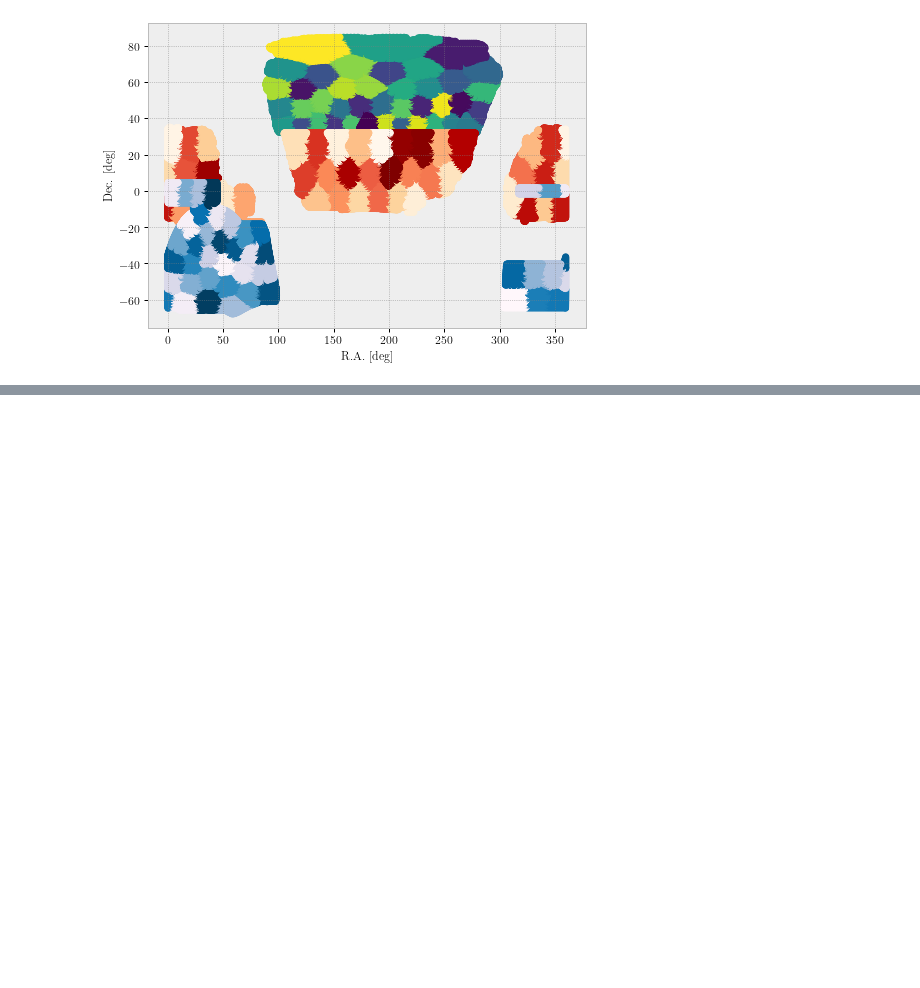
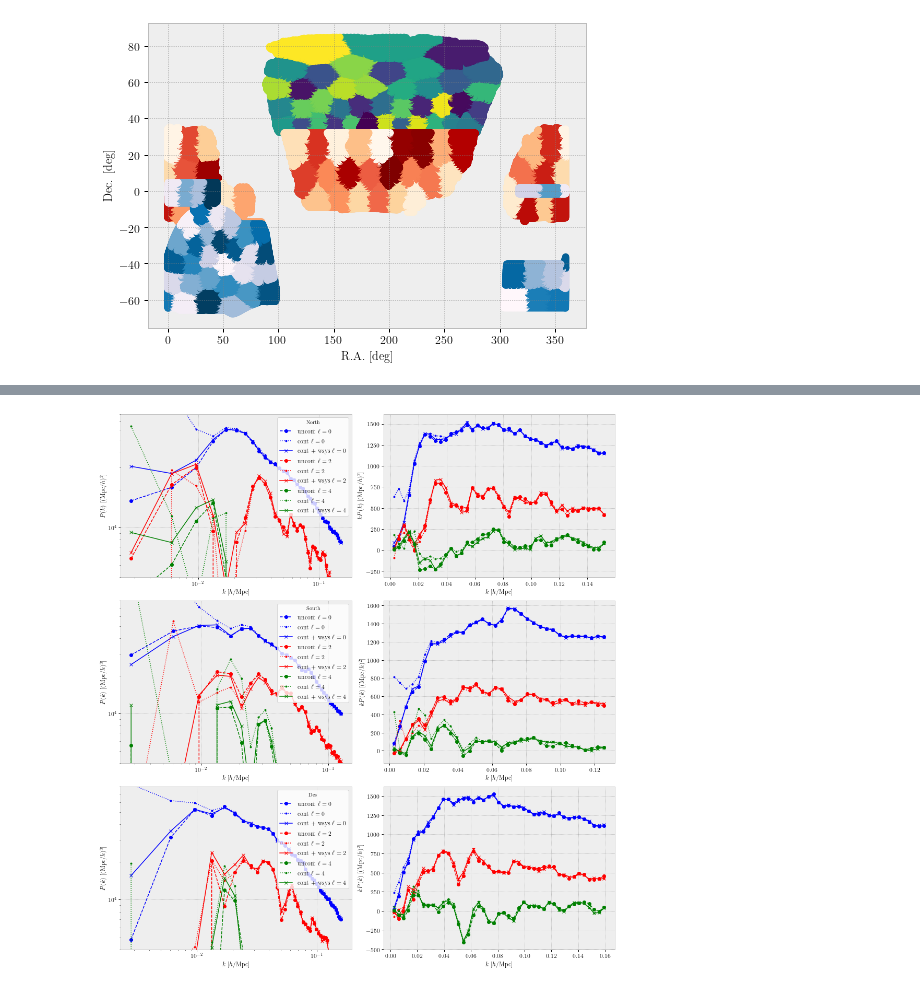
Before and after one commit to echaussidon/regressis, a Jupyter notebook: nb/contaminated_mocks.ipynb, the cells around one changed output, grey strips where cells are left out. Cells and saved outputs as stored; diff of their text form; code cells hidden in the pictures; blank space fills up the shorter version.

```diff
--- a/nb/contaminated_mocks.ipynb
+++ b/nb/contaminated_mocks.ipynb
@@ -325,13 +340,17 @@ ra_pix, dec_pix = get_ra_dec(nside_corr)
 randoms_path = '/global/cfs/cdirs/desi/cosmosim/FirstGenMocks/AbacusSummit/CutSky/LRG/z0.800/cutsky_LRG_random_S1000_1X.fits'
 logger.info(f'Load randoms: {randoms_path}')
 randoms = fitsio.FITS(randoms_path)[1].read()
+# keep only randoms with correct n(z) distribution (need for power spectrum measurement)
+randoms = randoms[randoms['STATUS'] & 2**0 != 0]
 logger.info('Build random healpix map...')
-randoms_pix = build_healpix_map(nside_corr, randoms['RA'], randoms['DEC'])
+randoms_pix, randoms_pix_number = build_healpix_map(nside_corr, randoms['RA'], randoms['DEC'], return_pix=True)
 
 logger.info('Build uncontaminated mock healpix map...')
-mock_pix = build_healpix_map(nside_corr, mock['RA'], mock['DEC'], sel=sel_nz&is_in_wsys_footprint)
+mock_uncont = mock[sel_nz&is_in_wsys_footprint]
+mock_uncont_pix, mock_uncont_pix_number = build_healpix_map(nside_corr, mock_uncont['RA'], mock_uncont['DEC'], return_pix=True)
 logger.info('Build contaminated mock healpix map...')
-mock_cont_pix = build_healpix_map(nside_corr, mock['RA'], mock['DEC'], sel=is_for_wsys_cont)
+mock_cont = mock[is_for_wsys_cont]
+mock_cont_pix, mock_cont_pix_number = build_healpix_map(nside_corr, mock_cont['RA'], mock_cont['DEC'], return_pix=True)
 
 wsys_pix = hp.ud_grade(wsys_new.map, nside_corr, order_in='nested')
 wsys_for_cont_pix = hp.ud_grade(wsys.map, nside_corr, order_in='nested')
@@ -347,7 +366,7 @@ regions = ['north', 'south', 'des']
 for i, region in enumerate(regions):
     fig, axs = plt.subplots(1, 2, figsize=(12, 5))
 
-    theta, w, err_w = compute_angular_correlation(mock_pix, randoms_pix, ra_pix, dec_pix, DR9(region), region, sys_weight_map=None, return_plot=True)
+    theta, w, err_w = compute_angular_correlation(mock_uncont_pix, randoms_pix, ra_pix, dec_pix, DR9(region), region, sys_weight_map=None, return_plot=True)
     ax = axs[0]
     ax.errorbar(theta, w, err_w, marker='o', ls=':', c='black', label=region)
     ax = axs[1]
@@ -449,0 +536,6 @@ plt.show()
+# %%
+from pypower import CatalogFFTPower, PowerSpectrumStatistic
+
+# Set cosmology to transform redshift to distance
+from cosmoprimo.fiducial import DESI
+distance = DESI(engine='class').comoving_radial_distance
@@ -449,0 +565,48 @@ plt.show()
+# %%
+regions = ['North', 'South', 'Des']
+z_min, z_max = 0.4, 0.6
+
+plt.figure(figsize=(14, 15))
+j = 0
+for region in regions:
+    sel_in_randoms = DR9(region)[randoms_pix_number] & (randoms['Z'] <= z_max) & (randoms['Z'] >= z_min)
+    sel_in_mock_uncont = DR9(region)[mock_uncont_pix_number] & (mock_uncont['Z'] <= z_max) & (mock_uncont['Z'] >= z_min)
+    sel_in_mock_cont = DR9(region)[mock_cont_pix_number] & (mock_cont['Z'] <= z_max) & (mock_cont['Z'] >= z_min)
+
+    k, poles = compute_power(mock_uncont[sel_in_mock_uncont], randoms[sel_in_randoms], return_plot=True)
+    k2, poles2 = compute_power(mock_cont[sel_in_mock_cont], randoms[sel_in_randoms], return_plot=True)
+    k3, poles3 = compute_power(mock_cont[sel_in_mock_cont], randoms[sel_in_randoms], data_weights=wsys_new(mock_cont[sel_in_mock_cont]['RA'], mock_cont[sel_in_mock_cont]['DEC']),  return_plot=True)
+
+    plt.subplot(321+j)
+    j += 1
+    print(321+j)
+    color = ['b', 'r', 'g']
+    for i, ell in enumerate(poles.ells):
+        plt.plot(k, poles(ell=ell, complex=False), marker='o', color=color[i], ls='--', label='uncont $\ell = {:d}$'.format(ell))
+        plt.plot(k, poles2(ell=ell, complex=False), marker='.', color=color[i], ls=':', label='cont $\ell = {:d}$'.format(ell))
+        plt.plot(k, poles3(ell=ell, complex=False), marker='x', color=color[i], ls='-', label='cont + wsys $\ell = {:d}$'.format(ell))
+    plt.legend(title=region, loc='upper right')
+    plt.yscale('log')
+    plt.xscale('log')
+    plt.ylim(4e3, 8e4)
+    plt.xlabel('$k$ [$h/\mathrm{Mpc}$]')
+    plt.ylabel(r'$P(k)$ [$(\mathrm{Mpc}/h)^{3}$]')
+
+    plt.subplot(321+j)
+    j+=1
+    color = ['b', 'r', 'g']
+    for i, ell in enumerate(poles.ells):
+        plt.plot(k, k*poles(ell=ell, complex=False), marker='o', color=color[i], ls='--', label='uncont $\ell = {:d}$'.format(ell))
+        plt.plot(k, k*poles2(ell=ell, complex=False), marker='.', color=color[i], ls=':', label='cont $\ell = {:d}$'.format(ell))
+        plt.plot(k, k*poles3(ell=ell, complex=False), marker='x', color=color[i], ls='-', label='cont + wsys $\ell = {:d}$'.format(ell))
+    #plt.legend()
+    plt.xlabel('$k$ [$h/\mathrm{Mpc}$]')
+    plt.ylabel(r'$kP(k)$ [$(\mathrm{Mpc}/h)^{2}$]')
+
+plt.tight_layout()
+plt.savefig('Mock_LRG_power.pdf')
+plt.show()
+
+#print('Shot noise is {:.4f}.'.format(poles.shotnoise)) # cross-correlation, shot noise is 0.
+#print('Normalization is {:.4f}.'.format(poles.wnorm))
+# %% [output]
@@ -449,0 +630 @@ plt.show()
+[figure, added]
```
Also changed, not shown: parts of 14 cells of this notebook.
